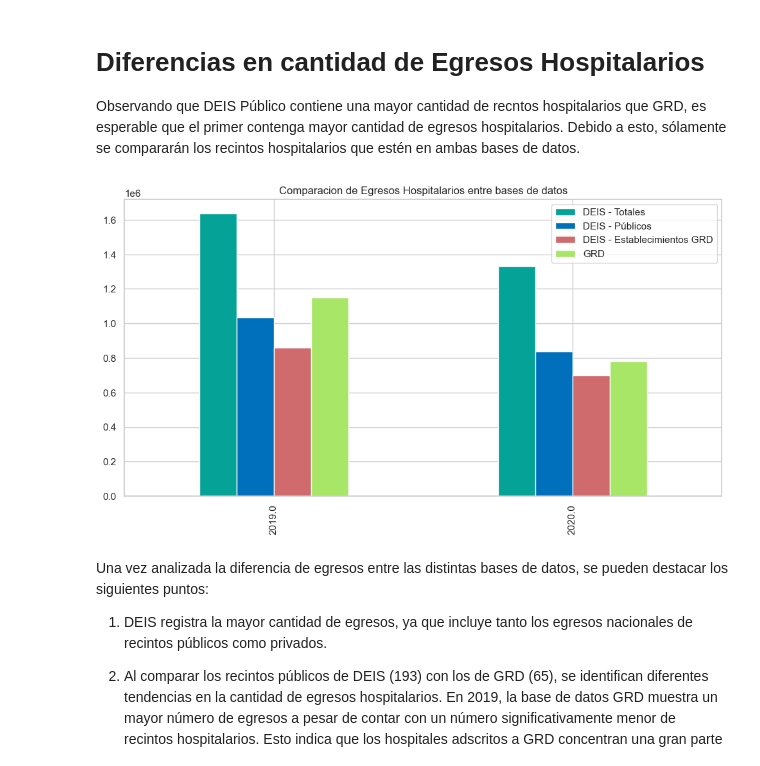
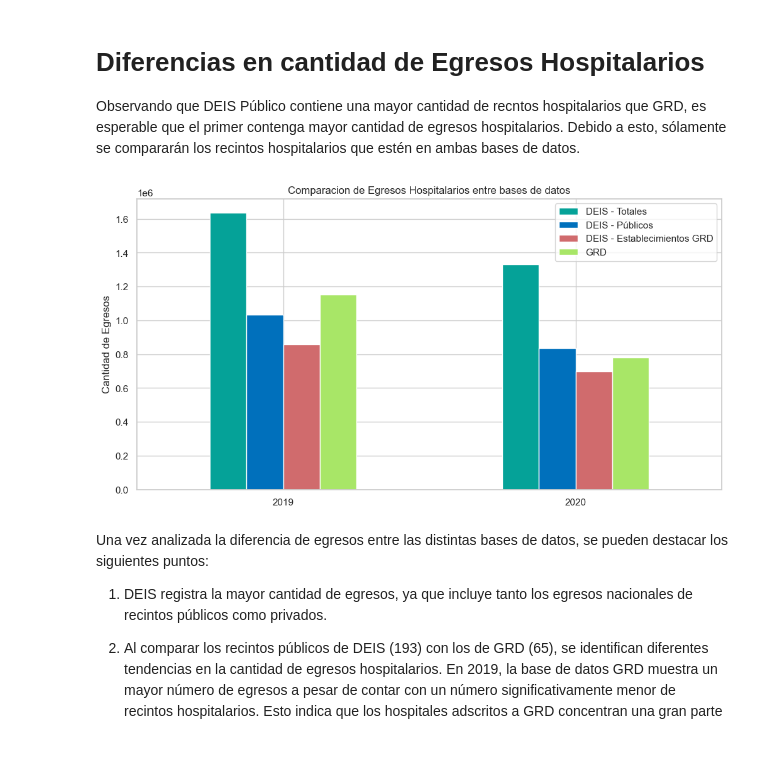
Before and after one commit to JavierRojas14/grd, a Jupyter notebook: notebooks/6.0-jrb-comparison-of-discharges-grd-and-deis.ipynb, the cells around one changed output. Saved outputs shown, nothing was run; the diff lists cells and outputs as text; code cells hidden in the pictures.

```diff
--- a/notebooks/6.0-jrb-comparison-of-discharges-grd-and-deis.ipynb
+++ b/notebooks/6.0-jrb-comparison-of-discharges-grd-and-deis.ipynb
@@ -123,11 +125,13 @@ comparacion_egresos = pd.concat(
 # %%
 axis = comparacion_egresos.plot(kind="bar")
 axis.legend(["DEIS - Totales", "DEIS - Públicos", "DEIS - Establecimientos GRD", "GRD"])
 plt.title("Comparacion de Egresos Hospitalarios entre bases de datos")
+plt.xticks([0, 1], [2019, 2020], rotation=360)
+plt.ylabel("Cantidad de Egresos")
 plt.savefig("../reports/egresos_hospitalarios_deis_grd.png")
 plt.show()
 # %% [output]
-[figure, old version]
+[figure, new version]
 # %% [markdown]
 Una vez analizada la diferencia de egresos entre las distintas bases de datos, se pueden destacar los siguientes puntos:
 
```
Also changed, not shown: parts of 2 cells of this notebook.
